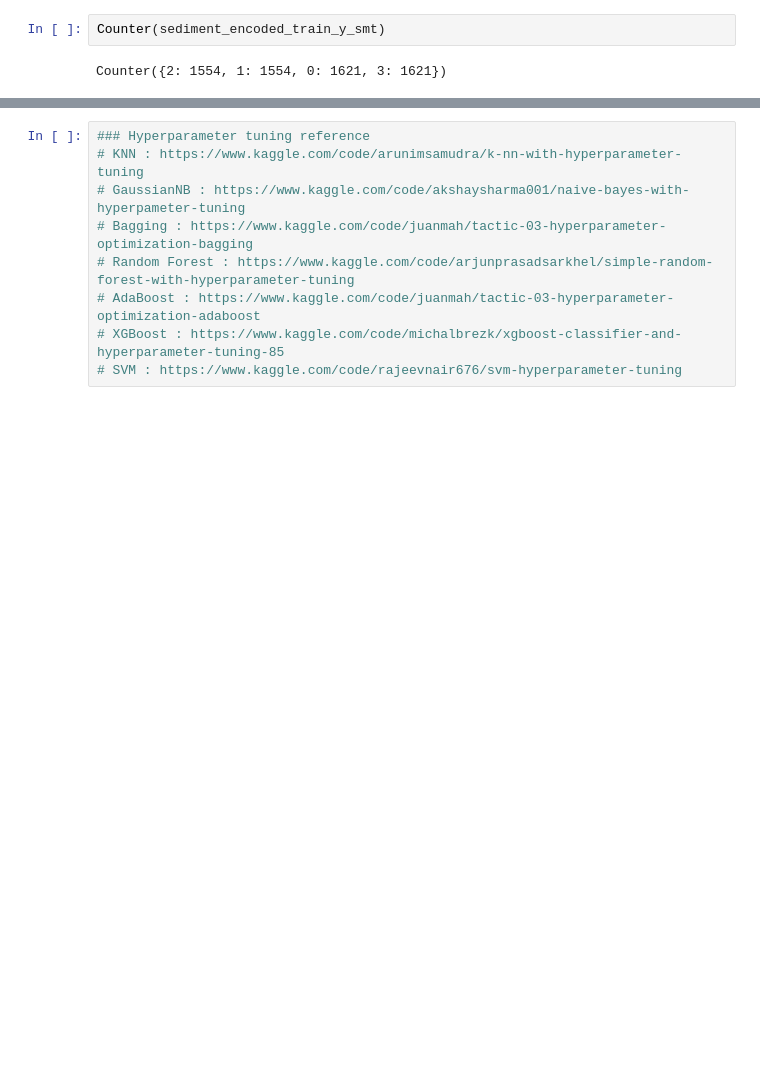
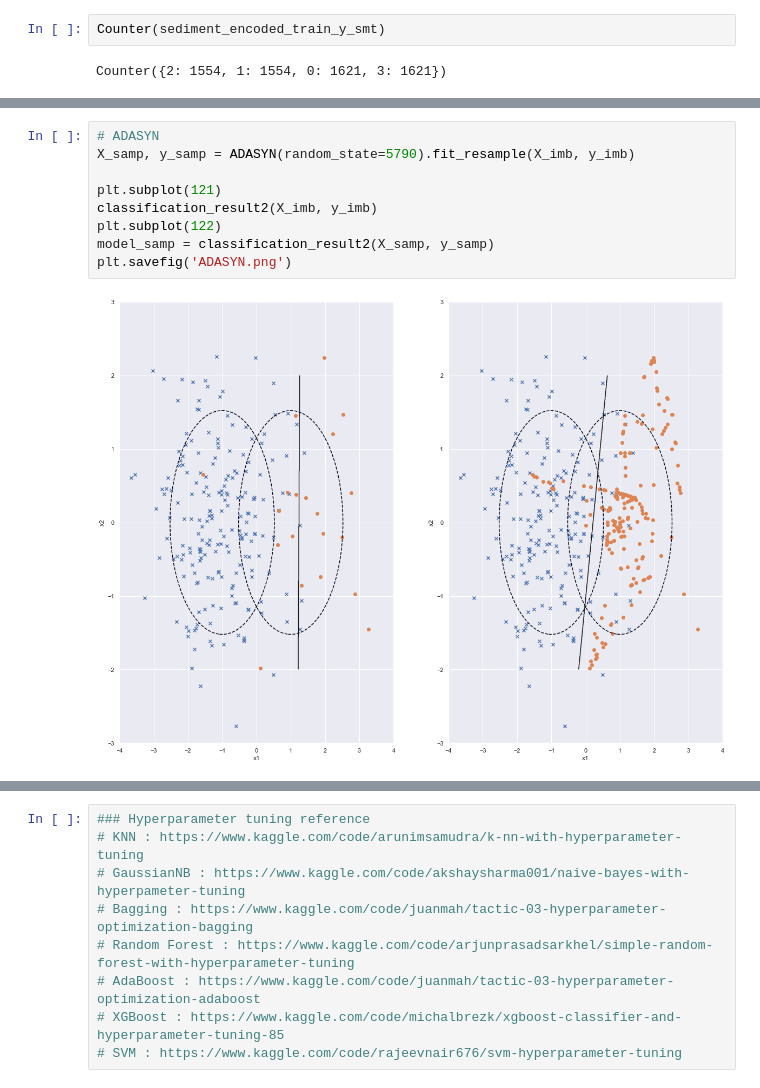
Before and after one commit to hsyliark/Envieonmental_Statistics_with_R, a Jupyter notebook: 논문데이터분석(퇴적물측정망)/Python code/퇴적물측정망 오염 기준 분류(231006).ipynb, the cells around one changed output, grey strips where cells are left out. Cells and saved outputs as stored; diff of their text form; blank space fills up the shorter version.

```diff
--- a/논문데이터분석(퇴적물측정망)/Python code/퇴적물측정망 오염 기준 분류(231003).ipynb
+++ b/논문데이터분석(퇴적물측정망)/Python code/퇴적물측정망 오염 기준 분류(231006).ipynb
@@ -170,0 +240,11 @@ Counter({2: 1554, 1: 1554, 0: 1621, 3: 1621})
+# %%
+# ADASYN
+X_samp, y_samp = ADASYN(random_state=5790).fit_resample(X_imb, y_imb)
+
+plt.subplot(121)
+classification_result2(X_imb, y_imb)
+plt.subplot(122)
+model_samp = classification_result2(X_samp, y_samp)
+plt.savefig('ADASYN.png')
+# %% [output]
+[figure, added]
```
Also changed, not shown: parts of 20 cells of this notebook, 24 other files.
